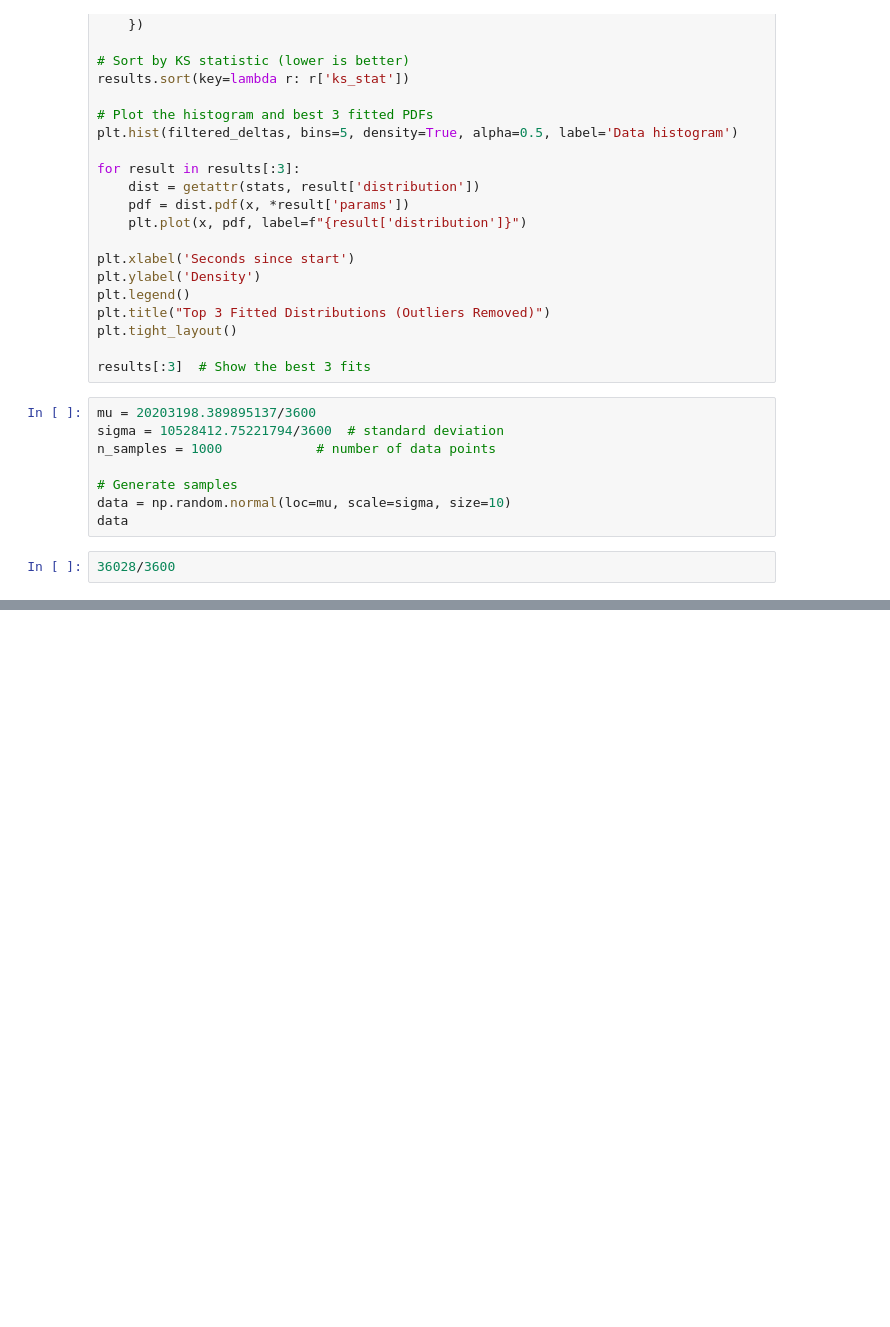
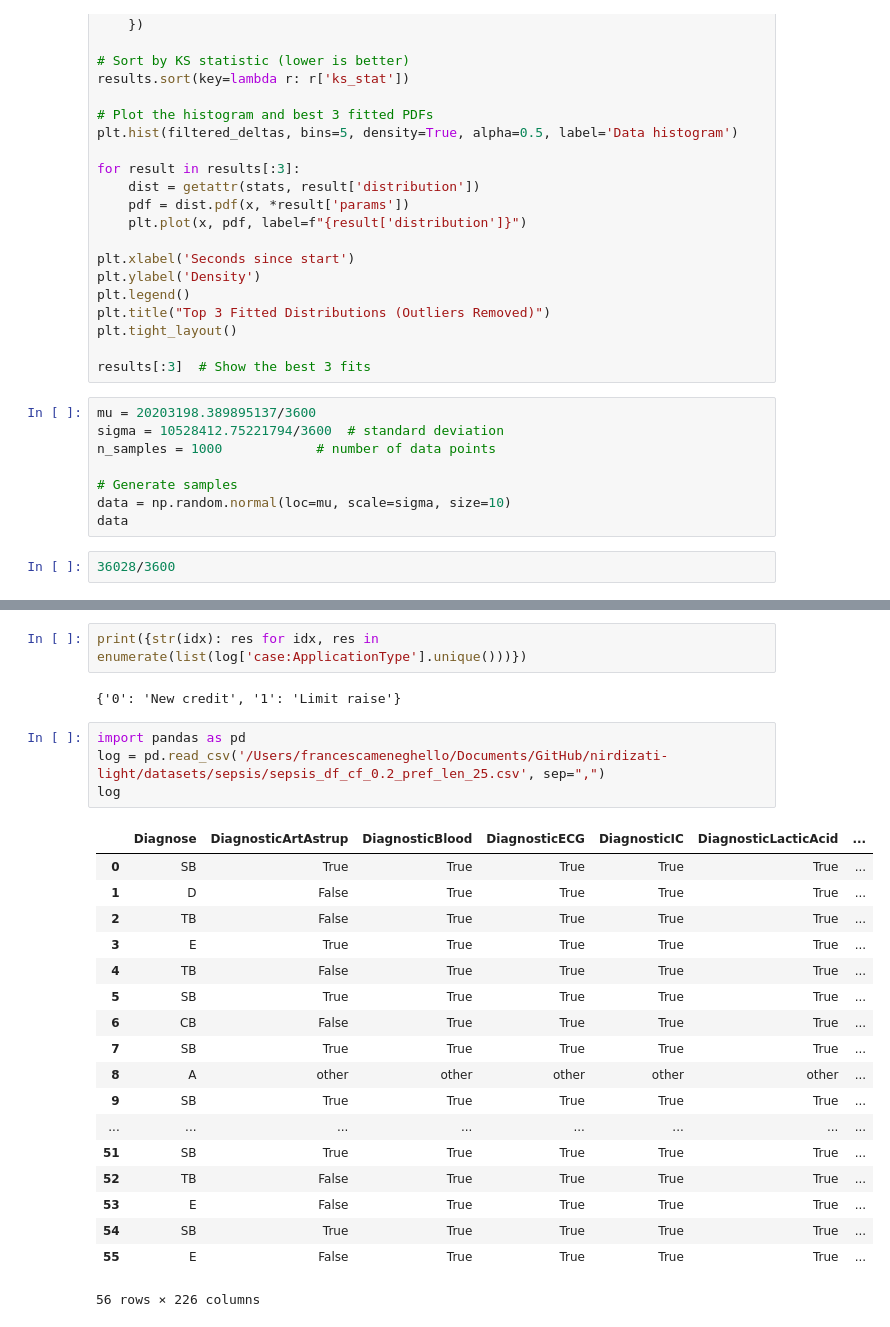
Before and after one commit to rgraziosi-fbk/nirdizati-light, a Jupyter notebook: Overlap_error_start.ipynb, the cells around one changed output, grey strips where cells are left out. Saved outputs shown, nothing was run; the diff lists cells and outputs as text; blank space fills up the shorter version.

```diff
--- a/Overlap_error_start.ipynb
+++ b/Overlap_error_start.ipynb
@@ -123,0 +206,27 @@ data
+# %%
+print({str(idx): res for idx, res in enumerate(list(log['case:ApplicationType'].unique()))})
+# %% [output]
+{'0': 'New credit', '1': 'Limit raise'}
+# %%
+import pandas as pd
+log = pd.read_csv('/Users/francescameneghello/Documents/GitHub/nirdizati-light/datasets/sepsis/sepsis_df_cf_0.2_pref_len_25.csv', sep=",")
+log
+# %% [output]
+|  | Diagnose | DiagnosticArtAstrup | DiagnosticBlood | DiagnosticECG | DiagnosticIC | DiagnosticLacticAcid | ... |
+| 0 | SB | True | True | True | True | True | ... |
+| 1 | D | False | True | True | True | True | ... |
+| 2 | TB | False | True | True | True | True | ... |
+| 3 | E | True | True | True | True | True | ... |
+| 4 | TB | False | True | True | True | True | ... |
+| 5 | SB | True | True | True | True | True | ... |
+| 6 | CB | False | True | True | True | True | ... |
+| 7 | SB | True | True | True | True | True | ... |
+| 8 | A | other | other | other | other | other | ... |
+| 9 | SB | True | True | True | True | True | ... |
+| ... | ... | ... | ... | ... | ... | ... | ... |
+| 51 | SB | True | True | True | True | True | ... |
+| 52 | TB | False | True | True | True | True | ... |
+| 53 | E | False | True | True | True | True | ... |
+| 54 | SB | True | True | True | True | True | ... |
+| 55 | E | False | True | True | True | True | ... |
+56 rows × 226 columns
```
Also changed, not shown: parts of 12 cells of this notebook, 11 other files.
